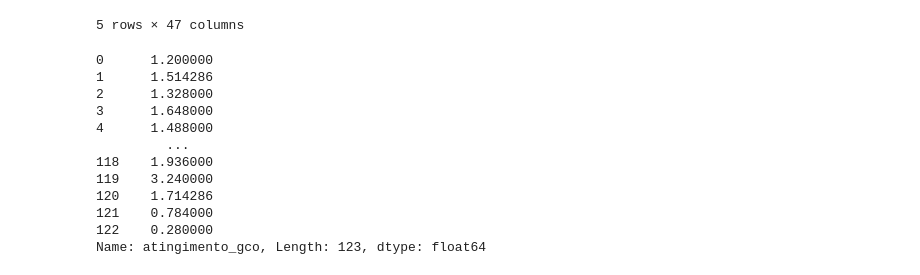
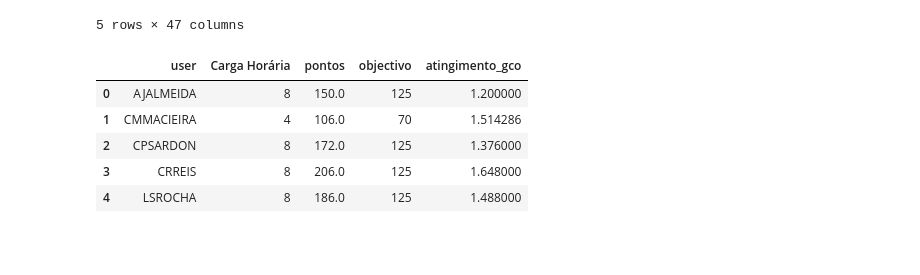
Before and after one commit to josepmatias/ONE, a Jupyter notebook: auto_campanhas.ipynb, the cells around one changed output. Drawn from its saved outputs; the diff is of its cells as text; code cells hidden in the pictures; blank space fills up the shorter version.

```diff
--- a/auto_campanhas.ipynb
+++ b/auto_campanhas.ipynb
@@ -119,13 +122,19 @@ def pontos_op(db, db2, lista=no_points, col="Campanha wise"):
     if j==0:
       indice=db.loc[(db["Pagar"]=="Sim") & ~(db["Analise DAF"].isin(lista)), col].index
       #retirar string "Info comercial: " e lidar com caracter estranho
-      campanhas=db.loc[(db["Pagar"]=="Sim") & ~(db["Analise DAF"].isin(lista)), col].str.replace("Info comercial: ", "").unique().tolist()
-      campanhas.remove("0x2a")
+      #campanhas=db.loc[(db["Pagar"]=="Sim") & ~(db["Analise DAF"].isin(lista)), col].str.replace("Info comercial: ", "").unique().tolist()
+
+      campanhas=db.loc[(db["Pagar"]=="Sim") & ~(db["Analise DAF"].isin(lista)), col].unique().tolist()
 
       #encontrar os pts para a campanha
       dici={}
       for i in campanhas:
-        dici[i]=db2.loc[db2.iloc[:, 0]==i, "pts GCO"].tolist()[0]
+        if i.find("Info comercial: ")!=-1:
+          #lidar com companhas que incluem "Info comercial "
+          str3=i.replace("Info comercial: ", "")
+          dici[i]=db2.loc[db2.iloc[:, 0]==str3, "pts GCO"].tolist()[0]
+        else:
+          dici[i]=db2.loc[db2.iloc[:, 0]==i, "pts GCO"].tolist()[0]
 
       #criar coluna pontos a partir da campanha wise
       db_pontos.loc[indice, "pontos"]=db.loc[indice, col].map(dici)
@@ -142,24 +151,20 @@ db_up2=pd.concat([db_up, pontos_op(db_up, db_pontos_gco)], axis=1)
 # %%
 #criar objectivos, atingimento e gco para os operadores
 
+#somar pontos de cada operador
 db_gco=db_up2[["user", "Carga Horária", "pontos"]].groupby(["user", "Carga Horária"]) ["pontos"].sum().reset_index()
 
-
+#definição objectivo de cada operador: 4h - 70; 8h - 125
 db_gco["objectivo"]=[70 if i==4 else 125 for i in db_gco["Carga Horária"].tolist()]
 
+#definição do atingimento gco para cada operador
 db_gco["atingimento_gco"]=db_gco["pontos"]/db_gco["objectivo"]
 
-db_gco["atingimento_gco"]
+db_gco.head()
 # %% [output]
-0      1.200000
-1      1.514286
-2      1.328000
-3      1.648000
-4      1.488000
-         ...
-118    1.936000
-119    3.240000
-120    1.714286
-121    0.784000
-122    0.280000
-Name: atingimento_gco, Length: 123, dtype: float64
+|  | user | Carga Horária | pontos | objectivo | atingimento_gco |
+| 0 | AJALMEIDA | 8 | 150.0 | 125 | 1.200000 |
+| 1 | CMMACIEIRA | 4 | 106.0 | 70 | 1.514286 |
+| 2 | CPSARDON | 8 | 172.0 | 125 | 1.376000 |
+| 3 | CRREIS | 8 | 206.0 | 125 | 1.648000 |
+| 4 | LSROCHA | 8 | 186.0 | 125 | 1.488000 |
```
Also changed, not shown: parts of 4 cells of this notebook.
